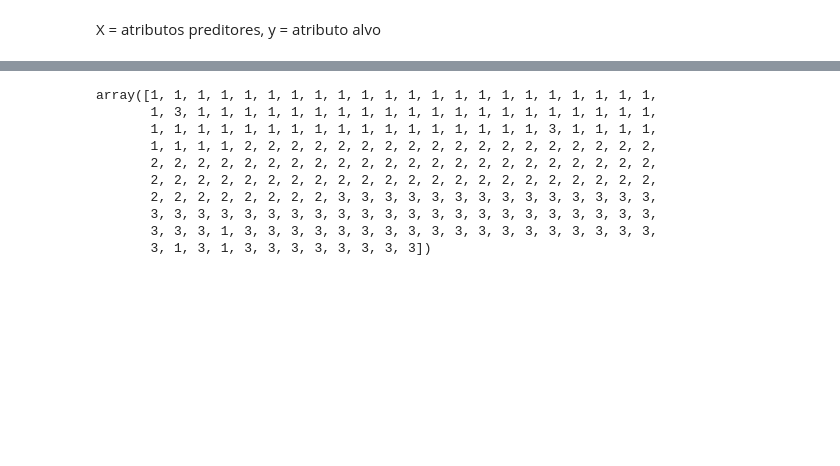
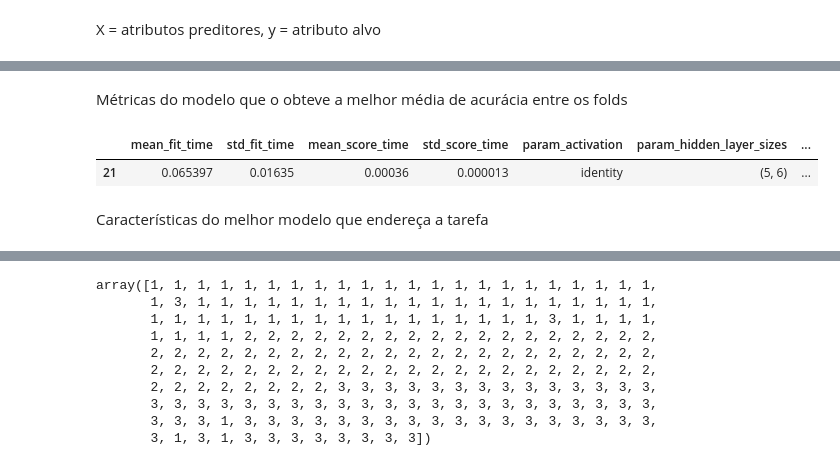
Before and after one commit to julianyraiol/RNA-Works, a Jupyter notebook: Projeto_4/develop/modelo/modelo.ipynb, the cells around one changed output, grey strips where cells are left out. Saved outputs shown, nothing was run; the diff lists cells and outputs as text; code cells hidden in the pictures; blank space fills up the shorter version.

```diff
--- a/Projeto_4/develop/modelo/modelo.ipynb
+++ b/Projeto_4/develop/modelo/modelo.ipynb
@@ -114,3 +121,12 @@ pd.DataFrame.from_dict(clf.cv_results_)
+# %% [markdown]
+Métricas do modelo que o obteve a melhor média de acurácia entre os folds
+# %%
+results.loc[results['mean_train_score']==max(results['mean_train_score'])]
+# %% [output]
+|  | mean_fit_time | std_fit_time | mean_score_time | std_score_time | param_activation | param_hidden_layer_sizes | ... |
+| 21 | 0.065397 | 0.01635 | 0.00036 | 0.000013 | identity | (5, 6) | ... |
+# %% [markdown]
+Características do melhor modelo que endereça a tarefa
 # %%
 clf.best_estimator_
 # %% [output]
```
Also changed, not shown: parts of 15 cells of this notebook.
